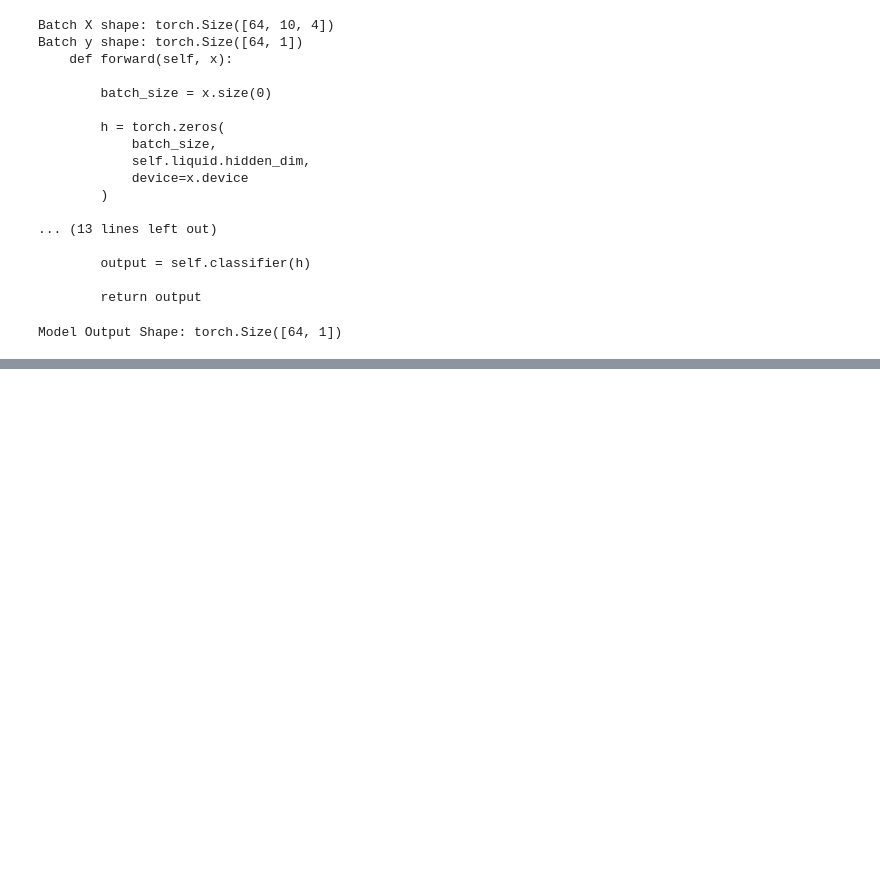
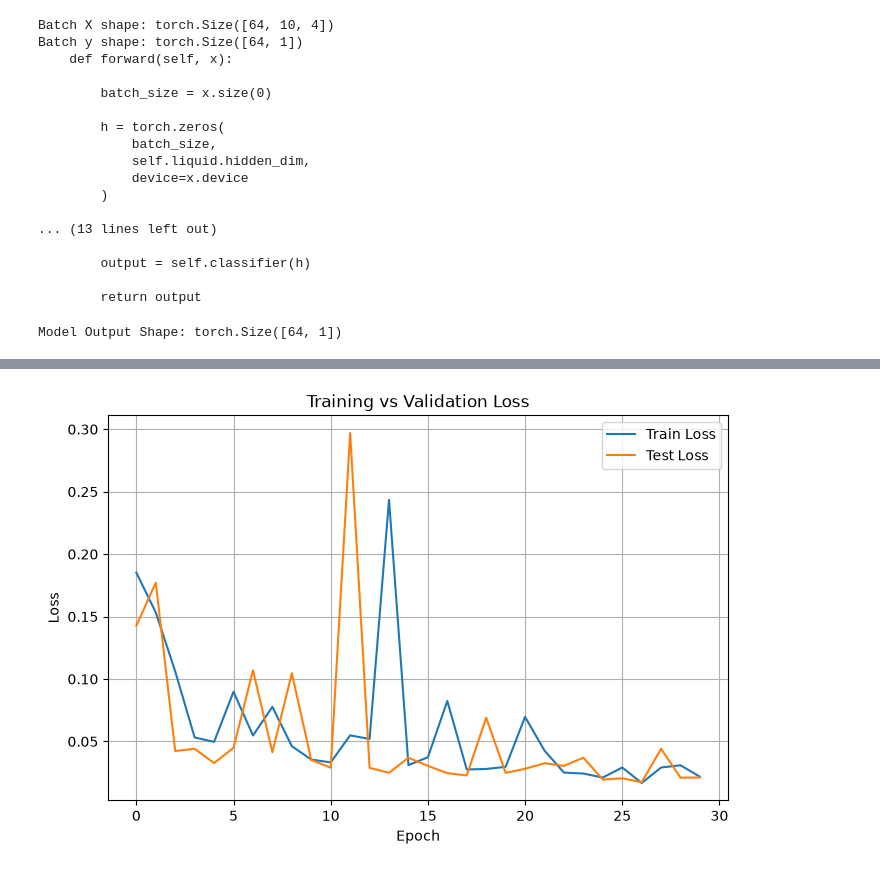
Before and after one commit to Xenomorph006/wqm_final, a Jupyter notebook: wqm_final/WQM_AI/notebooks/02_model.ipynb, the cells around one changed output, grey strips where cells are left out. Saved outputs shown, nothing was run; the diff lists cells and outputs as text; code cells hidden in the pictures; blank space fills up the shorter version.

```diff
--- a/wqm_final/WQM_AI/notebooks/02_model.ipynb
+++ b/wqm_final/WQM_AI/notebooks/02_model.ipynb
@@ -285,0 +281,21 @@ Epoch [19/30] | Train Loss: 0.0182 | Train Acc: 0.9953 | Test Loss: 0.0169 | Tes
+# %%
+import matplotlib.pyplot as plt
+
+plt.figure(figsize=(8,5))
+
+plt.plot(history["train_loss"], label="Train Loss")
+plt.plot(history["test_loss"], label="Test Loss")
+
+plt.xlabel("Epoch")
+plt.ylabel("Loss")
+plt.title("Training vs Validation Loss")
+
+plt.legend()
+
+plt.grid(True)
+
+plt.savefig("outputs/plots/loss_curve.png", dpi=300)
+
+plt.show()
+# %% [output]
+[figure, added]
```
Also changed, not shown: parts of 12 cells of this notebook, 10 other files.
